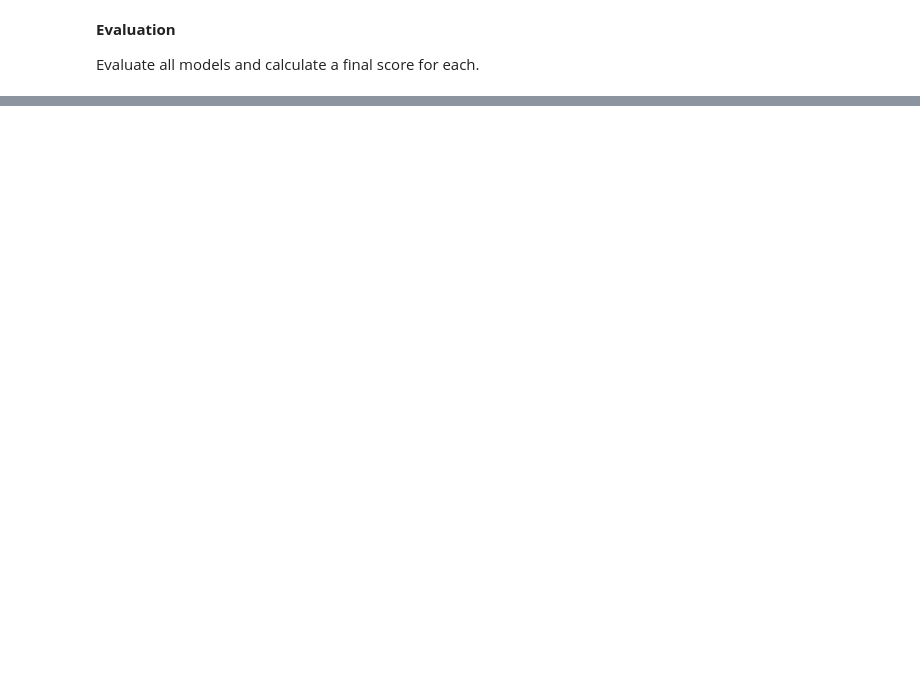
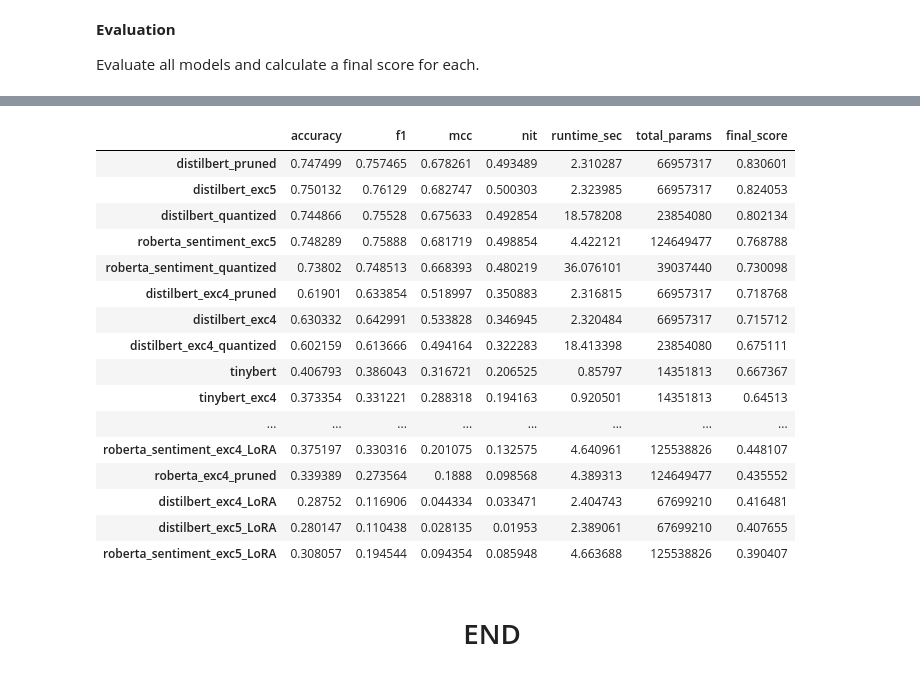
Before and after one commit to erantascesme/Advanced_Topics_in_Dl_Project, a Jupyter notebook: notebooks/load_final_models.ipynb, the cells around one changed output, grey strips where cells are left out. Drawn from its saved outputs; the diff is of its cells as text; code cells hidden in the pictures; blank space fills up the shorter version.

Commit message:
finall

```diff
--- a/notebooks/load_final_models.ipynb
+++ b/notebooks/load_final_models.ipynb
@@ -75,8 +76,8 @@ warnings.filterwarnings('ignore')
 # %% [markdown]
 **Load CSV Files**
 # %%
-test_data = pd.read_csv("/data/test_clean.csv", encoding="ISO-8859-1")
-path_dir = "/final_models/"
+test_data = pd.read_csv("data/test_clean.csv", encoding="ISO-8859-1")
+path_dir = "final_models/"
 # %% [markdown]
 **Load Models**
 
@@ -134,21 +138,21 @@ The models who trained by exc4 and exc5 without compression (kivutz)
 #roberta
 model_name = "cardiffnlp/twitter-roberta-base-sentiment-latest"
 
-base_weights_path = "/final_models/roberta_sentiment_exc4_weights.pt"
+base_weights_path = "/content/drive/My Drive/Colab Notebooks/final_models/roberta_sentiment_exc4_weights.pt"
 model, tokenizer = load_base_model(model_name, base_weights_path)
 model_list.append(("roberta_sentiment_exc4", model, tokenizer))
 
-base_weights_path = "/final_models/roberta_sentiment_weights.pt"
+base_weights_path = "/content/drive/My Drive/Colab Notebooks/final_models/roberta_sentiment_weights.pt"
 model, tokenizer = load_base_model(model_name, base_weights_path)
 model_list.append(("roberta_sentiment_exc5", model, tokenizer))
 
 # distilbert
 model_name = "distilbert/distilbert-base-uncased-finetuned-sst-2-english"
 
-base_weights_path = "/final_models/distilbert_exc4_weights.pt"
+base_weights_path = "/content/drive/My Drive/Colab Notebooks/final_models/distilbert_exc4_weights.pt"
 model, tokenizer = load_base_model(model_name, base_weights_path)
 model_list.append(("distilbert_exc4", model, tokenizer))
 
-base_weights_path = "/final_models/distilbert_weights.pt"
+base_weights_path = "/content/drive/My Drive/Colab Notebooks/final_models/distilbert_weights.pt"
 model, tokenizer = load_base_model(model_name, base_weights_path)
 model_list.append(("distilbert_exc5", model, tokenizer))
@@ -188,0 +231,27 @@ for model_path in models_pathes:
+# %%
+#roberta
+model_name = "cardiffnlp/twitter-roberta-base-sentiment-latest"
+lora_list = ["roberta_sentiment_exc4_LoRA", "roberta_sentiment_exc5_LoRA"]
+
+for model_path in lora_list:
+    save_model_path = os.path.join(path_dir, model_path)
+
+    base_model_reload = AutoModelForSequenceClassification.from_pretrained(model_name, num_labels=5, ignore_mismatched_sizes=True)
+    lora_model_reload = PeftModel.from_pretrained(base_model_reload, save_model_path)
+    tokenizer = AutoTokenizer.from_pretrained(save_model_path)
+
+    model_list.append((model_path, lora_model_reload, tokenizer))
+
+
+#distilbert
+lora_list = ["distilbert_exc4_LoRA", "distilbert_exc5_LoRA"]
+model_name = "distilbert/distilbert-base-uncased-finetuned-sst-2-english"
+
+for model_path in lora_list:
+    save_model_path = os.path.join(path_dir, model_path)
+
+    base_model_reload = AutoModelForSequenceClassification.from_pretrained(model_name, num_labels=5, ignore_mismatched_sizes=True)
+    lora_model_reload = PeftModel.from_pretrained(base_model_reload, save_model_path)
+    tokenizer = AutoTokenizer.from_pretrained(save_model_path)
+
+    model_list.append((model_path, lora_model_reload, tokenizer))
@@ -298,2 +409,22 @@ print(evaluation_df.columns)
 # %%
-evaluation_df[['accuracy', 'f1', 'mcc', 'nit', 'runtime_sec', 'params', 'final_score']]
+evaluation_df[['accuracy', 'f1', 'mcc', 'nit', 'runtime_sec', 'total_params', 'final_score']]
+# %% [output]
+|  | accuracy | f1 | mcc | nit | runtime_sec | total_params | final_score |
+| distilbert_pruned | 0.747499 | 0.757465 | 0.678261 | 0.493489 | 2.310287 | 66957317 | 0.830601 |
+| distilbert_exc5 | 0.750132 | 0.76129 | 0.682747 | 0.500303 | 2.323985 | 66957317 | 0.824053 |
+| distilbert_quantized | 0.744866 | 0.75528 | 0.675633 | 0.492854 | 18.578208 | 23854080 | 0.802134 |
+| roberta_sentiment_exc5 | 0.748289 | 0.75888 | 0.681719 | 0.498854 | 4.422121 | 124649477 | 0.768788 |
+| roberta_sentiment_quantized | 0.73802 | 0.748513 | 0.668393 | 0.480219 | 36.076101 | 39037440 | 0.730098 |
+| distilbert_exc4_pruned | 0.61901 | 0.633854 | 0.518997 | 0.350883 | 2.316815 | 66957317 | 0.718768 |
+| distilbert_exc4 | 0.630332 | 0.642991 | 0.533828 | 0.346945 | 2.320484 | 66957317 | 0.715712 |
+| distilbert_exc4_quantized | 0.602159 | 0.613666 | 0.494164 | 0.322283 | 18.413398 | 23854080 | 0.675111 |
+| tinybert | 0.406793 | 0.386043 | 0.316721 | 0.206525 | 0.85797 | 14351813 | 0.667367 |
+| tinybert_exc4 | 0.373354 | 0.331221 | 0.288318 | 0.194163 | 0.920501 | 14351813 | 0.64513 |
+| ... | ... | ... | ... | ... | ... | ... | ... |
+| roberta_sentiment_exc4_LoRA | 0.375197 | 0.330316 | 0.201075 | 0.132575 | 4.640961 | 125538826 | 0.448107 |
+| roberta_exc4_pruned | 0.339389 | 0.273564 | 0.1888 | 0.098568 | 4.389313 | 124649477 | 0.435552 |
+| distilbert_exc4_LoRA | 0.28752 | 0.116906 | 0.044334 | 0.033471 | 2.404743 | 67699210 | 0.416481 |
+| distilbert_exc5_LoRA | 0.280147 | 0.110438 | 0.028135 | 0.01953 | 2.389061 | 67699210 | 0.407655 |
+| roberta_sentiment_exc5_LoRA | 0.308057 | 0.194544 | 0.094354 | 0.085948 | 4.663688 | 125538826 | 0.390407 |
+# %% [markdown]
+<center><h1>END</h1></center>
```
Also changed, not shown: parts of 8 cells of this notebook, 3 other files.
